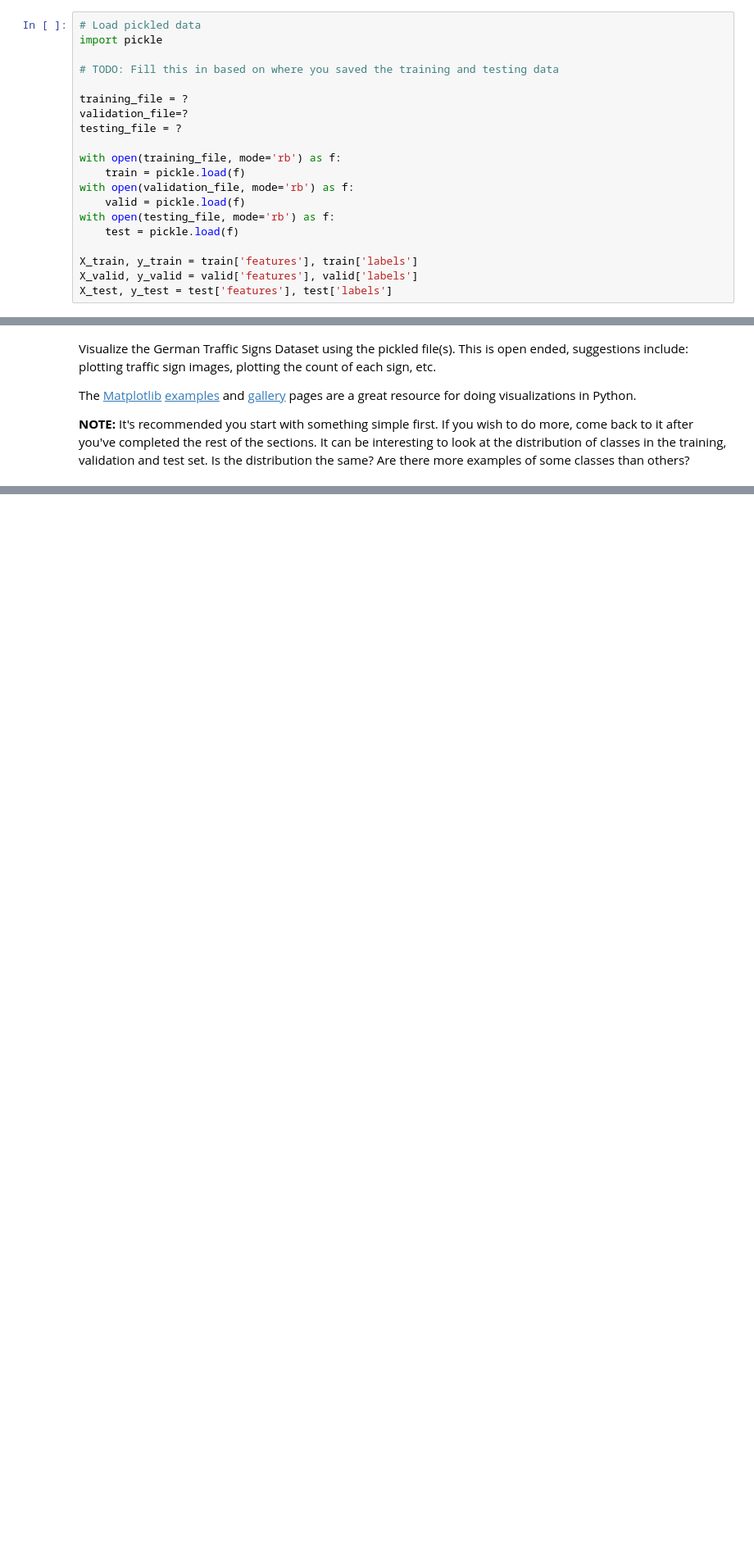
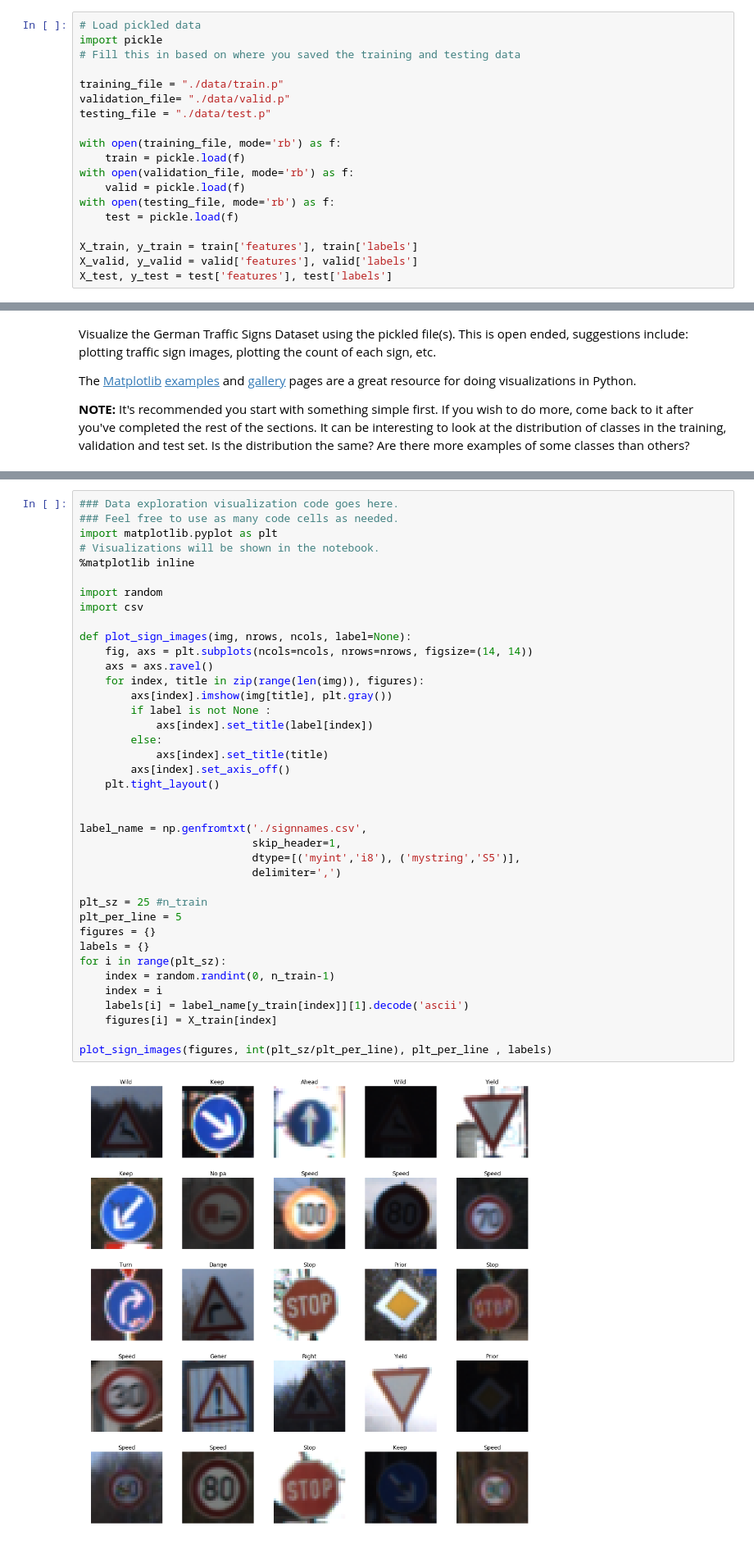
Before and after one commit to zhuangh/CarND-Traffic-Sign-Classifier-Project, a Jupyter notebook: Traffic_Sign_Classifier.ipynb, the cells around one changed output, grey strips where cells are left out. Shown at 82% size. Cells and saved outputs as stored; diff of their text form; blank space fills up the shorter version.

```diff
--- a/Traffic_Sign_Classifier.ipynb
+++ b/Traffic_Sign_Classifier.ipynb
@@ -22,12 +32,11 @@ The [rubric](https://review.udacity.com/#!/rubrics/481/view) contains "Stand Out
 # %%
 # Load pickled data
 import pickle
+# Fill this in based on where you saved the training and testing data
 
-# TODO: Fill this in based on where you saved the training and testing data
-
-training_file = ?
-validation_file=?
-testing_file = ?
+training_file = "./data/train.p"
+validation_file= "./data/valid.p"
+testing_file = "./data/test.p"
 
 with open(training_file, mode='rb') as f:
     train = pickle.load(f)
@@ -96,3 +103,44 @@ import matplotlib.pyplot as plt
+# %%
+### Data exploration visualization code goes here.
+### Feel free to use as many code cells as needed.
+import matplotlib.pyplot as plt
+# Visualizations will be shown in the notebook.
+%matplotlib inline
+
+import random
+import csv
+
+def plot_sign_images(img, nrows, ncols, label=None):
+    fig, axs = plt.subplots(ncols=ncols, nrows=nrows, figsize=(14, 14))
+    axs = axs.ravel()
+    for index, title in zip(range(len(img)), figures):
+        axs[index].imshow(img[title], plt.gray())
+        if label is not None :
+            axs[index].set_title(label[index])
+        else:
+            axs[index].set_title(title)
+        axs[index].set_axis_off()
+    plt.tight_layout()
+
+
+label_name = np.genfromtxt('./signnames.csv',
+                           skip_header=1,
+                           dtype=[('myint','i8'), ('mystring','S5')],
+                           delimiter=',')
+
+plt_sz = 25 #n_train
+plt_per_line = 5
+figures = {}
+labels = {}
+for i in range(plt_sz):
+    index = random.randint(0, n_train-1)
+    index = i
+    labels[i] = label_name[y_train[index]][1].decode('ascii')
+    figures[i] = X_train[index]
+
+plot_sign_images(figures, int(plt_sz/plt_per_line), plt_per_line , labels)
+# %% [output]
+[figure, added]
 # %% [markdown]
 ----
 
```
Also changed, not shown: parts of 13 cells of this notebook, 3 other files.
